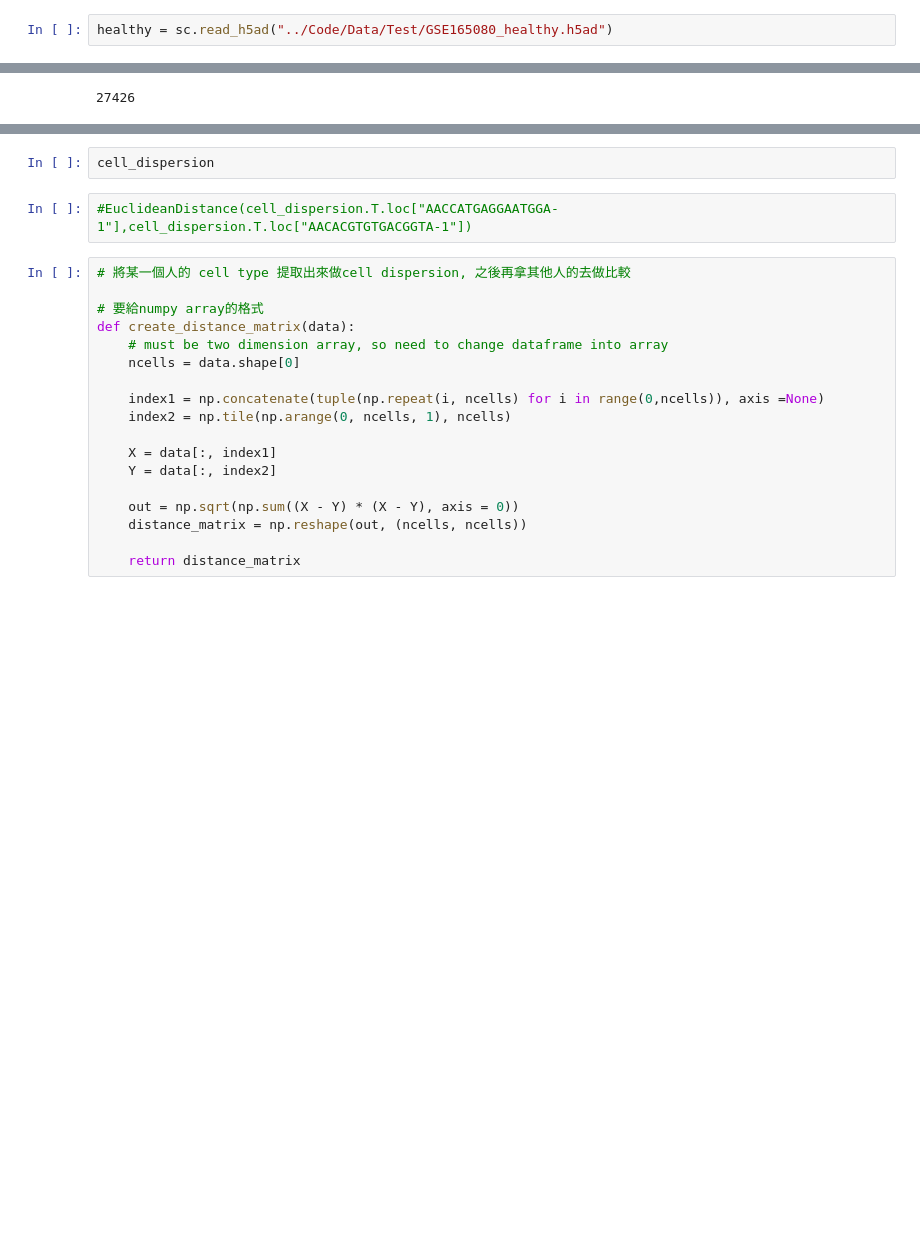
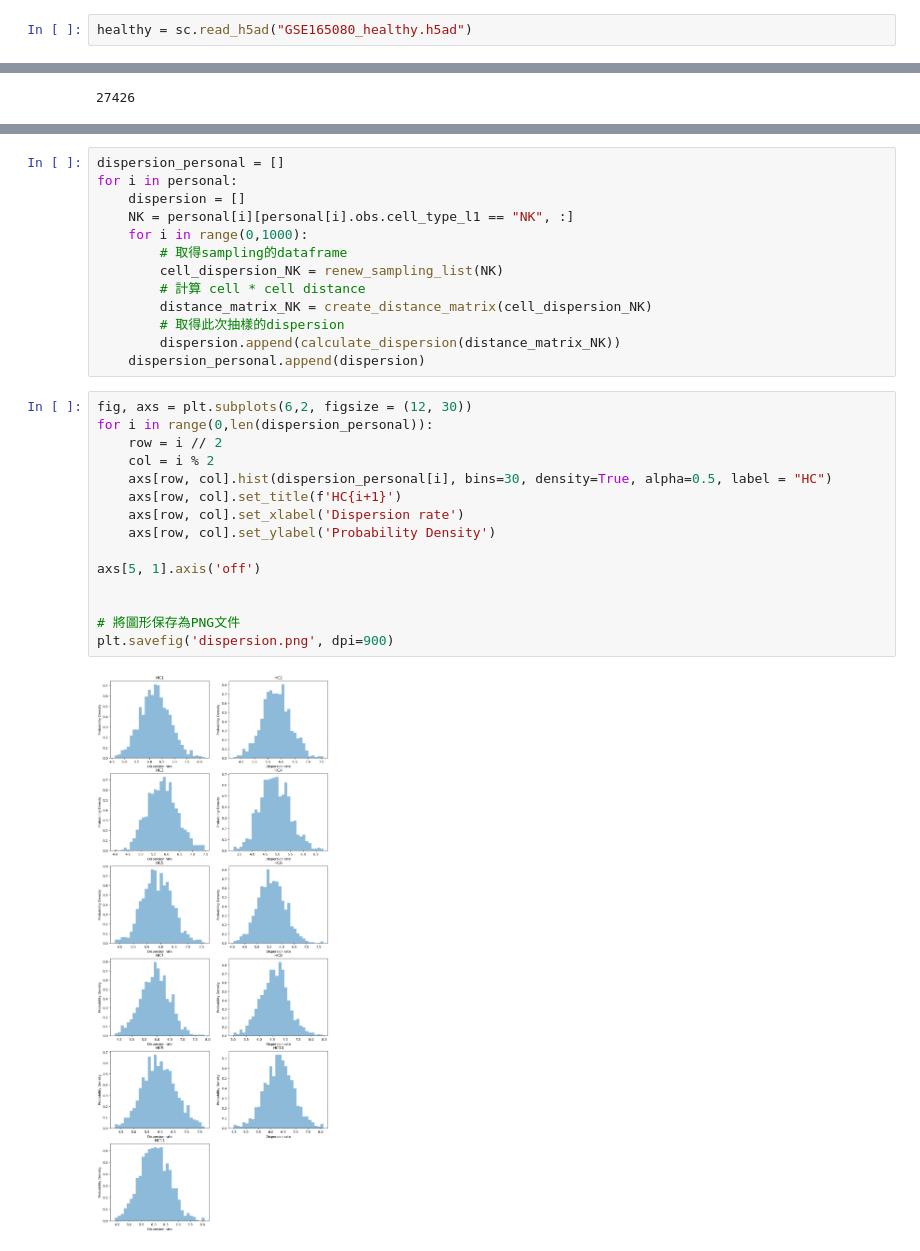
Before and after one commit to benson8902/Research, a Jupyter notebook: Code/Step4 Start Cell Dispersion.ipynb, the cells around one changed output, grey strips where cells are left out. Drawn from its saved outputs; the diff is of its cells as text; blank space fills up the shorter version.

```diff
--- a/Code/Step4 Start Cell Dispersion.ipynb
+++ b/Code/Step4 Start Cell Dispersion.ipynb
@@ -8,5 +11,5 @@ import random #做隨機抽樣分布
 # %%
-healthy = sc.read_h5ad("../Code/Data/Test/GSE165080_healthy.h5ad")
+healthy = sc.read_h5ad("GSE165080_healthy.h5ad")
 # %% [markdown]
 # 開始處理cell dispersion
 # %% [markdown]
@@ -160,22 +170,30 @@ cell_dispersion = renew_sampling_list(sampling, NK)
-# %%
-cell_dispersion
-# %%
-#EuclideanDistance(cell_dispersion.T.loc["AACCATGAGGAATGGA-1"],cell_dispersion.T.loc["AACACGTGTGACGGTA-1"])
-# %%
-# 將某一個人的 cell type 提取出來做cell dispersion, 之後再拿其他人的去做比較
-
-# 要給numpy array的格式
-def create_distance_matrix(data):
-    # must be two dimension array, so need to change dataframe into array
-    ncells = data.shape[0]
-
-    index1 = np.concatenate(tuple(np.repeat(i, ncells) for i in range(0,ncells)), axis =None)
-    index2 = np.tile(np.arange(0, ncells, 1), ncells)
-
-    X = data[:, index1]
-    Y = data[:, index2]
-
-    out = np.sqrt(np.sum((X - Y) * (X - Y), axis = 0))
-    distance_matrix = np.reshape(out, (ncells, ncells))
-
-    return distance_matrix
+# %%
+dispersion_personal = []
+for i in personal:
+    dispersion = []
+    NK = personal[i][personal[i].obs.cell_type_l1 == "NK", :]
+    for i in range(0,1000):
+        # 取得sampling的dataframe
+        cell_dispersion_NK = renew_sampling_list(NK)
+        # 計算 cell * cell distance
+        distance_matrix_NK = create_distance_matrix(cell_dispersion_NK)
+        # 取得此次抽樣的dispersion
+        dispersion.append(calculate_dispersion(distance_matrix_NK))
+    dispersion_personal.append(dispersion)
+# %%
+fig, axs = plt.subplots(6,2, figsize = (12, 30))
+for i in range(0,len(dispersion_personal)):
+    row = i // 2
+    col = i % 2
+    axs[row, col].hist(dispersion_personal[i], bins=30, density=True, alpha=0.5, label = "HC")
+    axs[row, col].set_title(f'HC{i+1}')
+    axs[row, col].set_xlabel('Dispersion rate')
+    axs[row, col].set_ylabel('Probability Density')
+
+axs[5, 1].axis('off')
+
+
+# 將圖形保存為PNG文件
+plt.savefig('dispersion.png', dpi=900)
+# %% [output]
+[figure, added]
```
Also changed, not shown: parts of 13 cells of this notebook.
